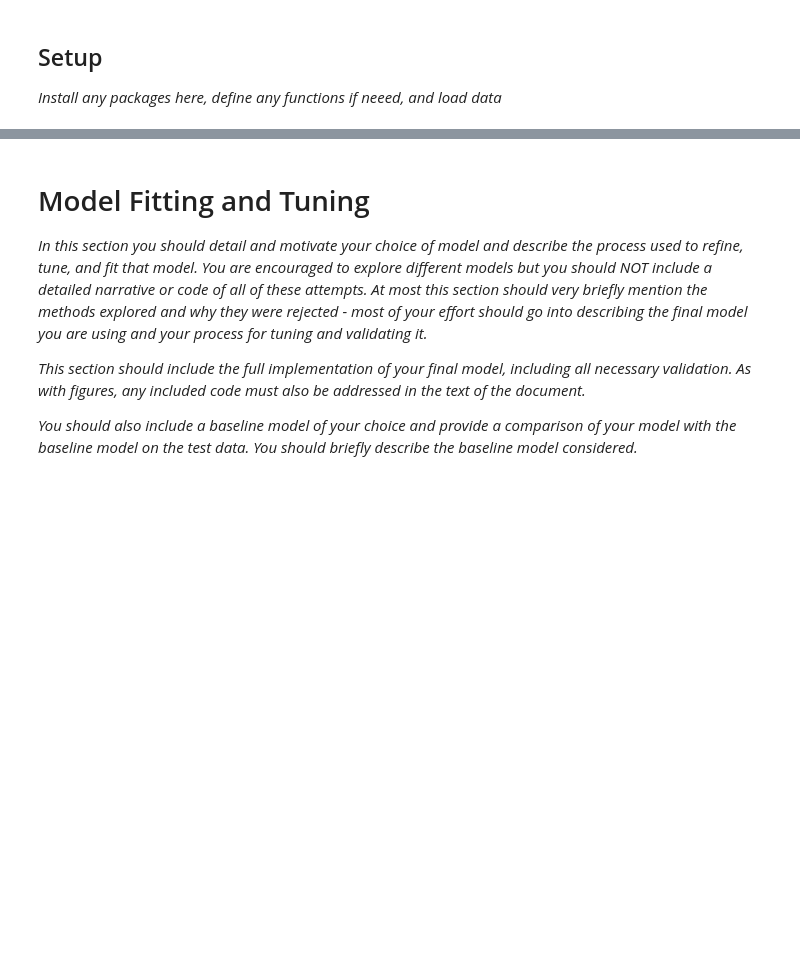
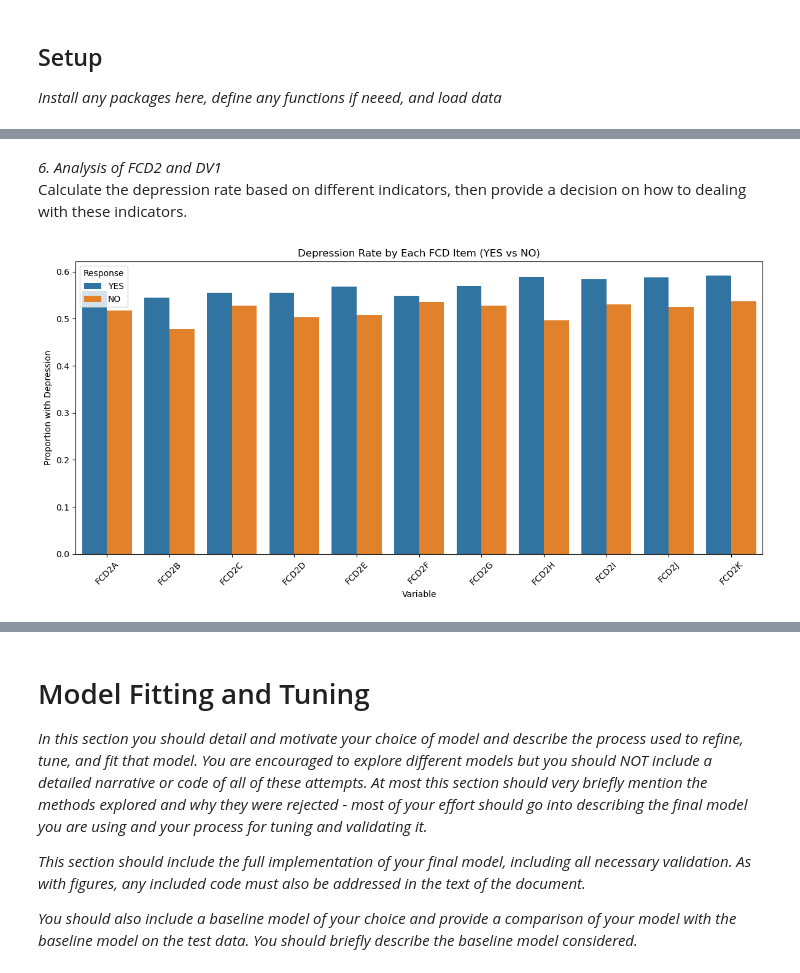
Before and after one commit to ZixuanDeng1111/machine-learning-project, a Jupyter notebook: project.ipynb, the cells around one changed output, grey strips where cells are left out. Drawn from its saved outputs; the diff is of its cells as text; code cells hidden in the pictures; blank space fills up the shorter version.

```diff
--- a/project.ipynb
+++ b/project.ipynb
@@ -43,0 +271,38 @@ df.head()
+# %% [markdown]
+*6. Analysis of FCD2 and DV1*
+Calculate the depression rate based on different indicators, then provide a decision on how to dealing with these indicators.
+# %%
+fcd_cols = ['FCD2A', 'FCD2B', 'FCD2C', 'FCD2D', 'FCD2E',
+            'FCD2F', 'FCD2G', 'FCD2H', 'FCD2I', 'FCD2J', 'FCD2K']
+
+#Define a function to calculate the depression rate of each variable in the YES/NO group
+def compute_depression_rate_by_response(df, col, y):
+    rates = []
+    for response in ['YES', 'NO']:
+        mask = (df[col] == response)
+        if mask.any():
+            rate = y[mask].mean()
+        else:
+            rate = np.nan
+        rates.append({'Variable': col, 'Response': response, 'DepressionRate': rate})
+    return rates
+
+#Collect all results
+all_rates = []
+for col in fcd_cols:
+    if col in X_train.columns:
+        all_rates.extend(compute_depression_rate_by_response(X_train, col, y_train))
+
+df_fcd_rates = pd.DataFrame(all_rates)
+
+#Draw picture
+plt.figure(figsize=(12,6))
+sns.barplot(data=df_fcd_rates, x='Variable', y='DepressionRate', hue='Response')
+plt.xticks(rotation=45)
+plt.title('Depression Rate by Each FCD Item (YES vs NO)')
+plt.ylabel('Proportion with Depression')
+plt.legend(title='Response')
+plt.tight_layout()
+plt.show()
+# %% [output]
+[figure, added]
```
Also changed, not shown: parts of 24 cells of this notebook, 1 other file.
